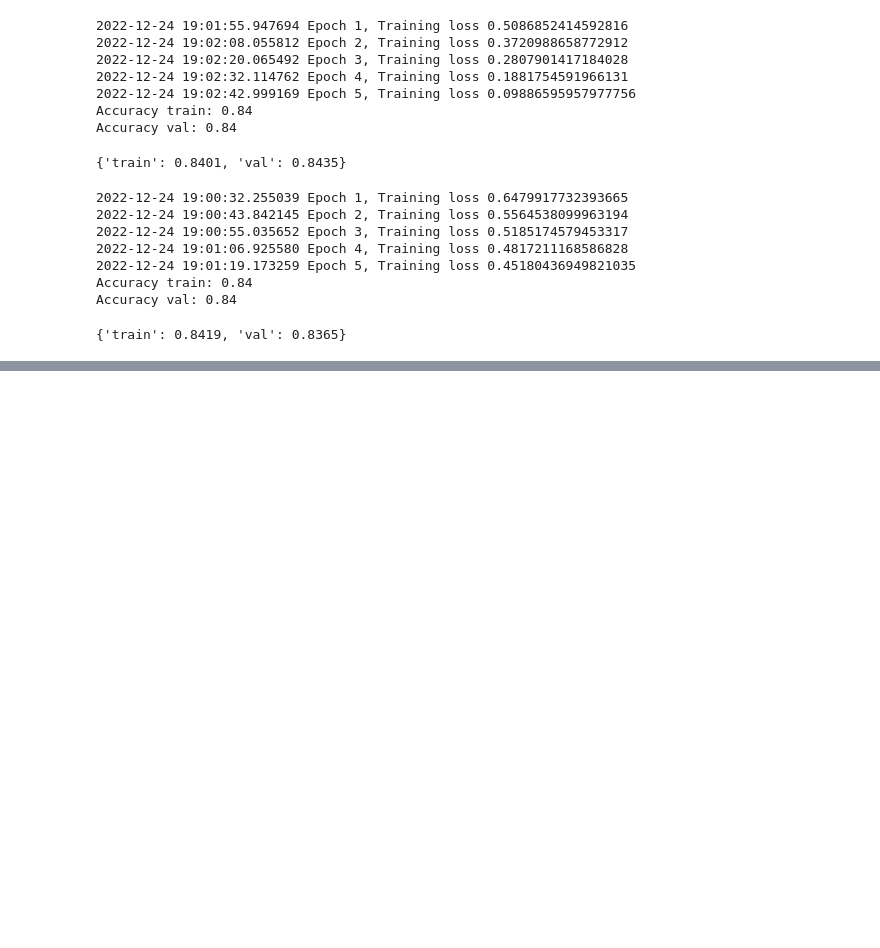
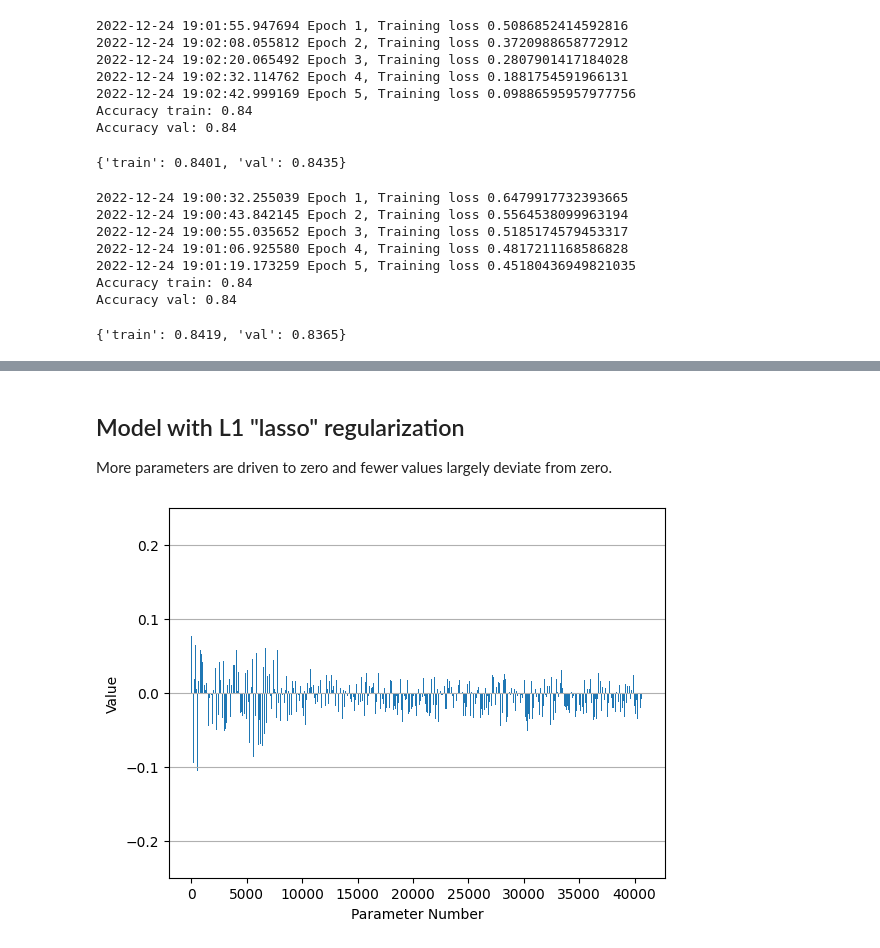
Before and after one commit to hoganman/deeplearningpytorch, a Jupyter notebook: 04-convolutional-nn.ipynb, the cells around one changed output, grey strips where cells are left out. Saved outputs shown, nothing was run; the diff lists cells and outputs as text; code cells hidden in the pictures; blank space fills up the shorter version.

```diff
--- a/04-convolutional-nn.ipynb
+++ b/04-convolutional-nn.ipynb
@@ -487,0 +550,8 @@ If we had a more challenging problem than using binary classification like perso
+# %% [markdown]
+## Model with L1 "lasso" regularization
+
+More parameters are driven to zero and fewer values largely deviate from zero.
+# %%
+plot_params(model_l1)
+# %% [output]
+[figure, added]
```
Also changed, not shown: parts of 15 cells of this notebook.
